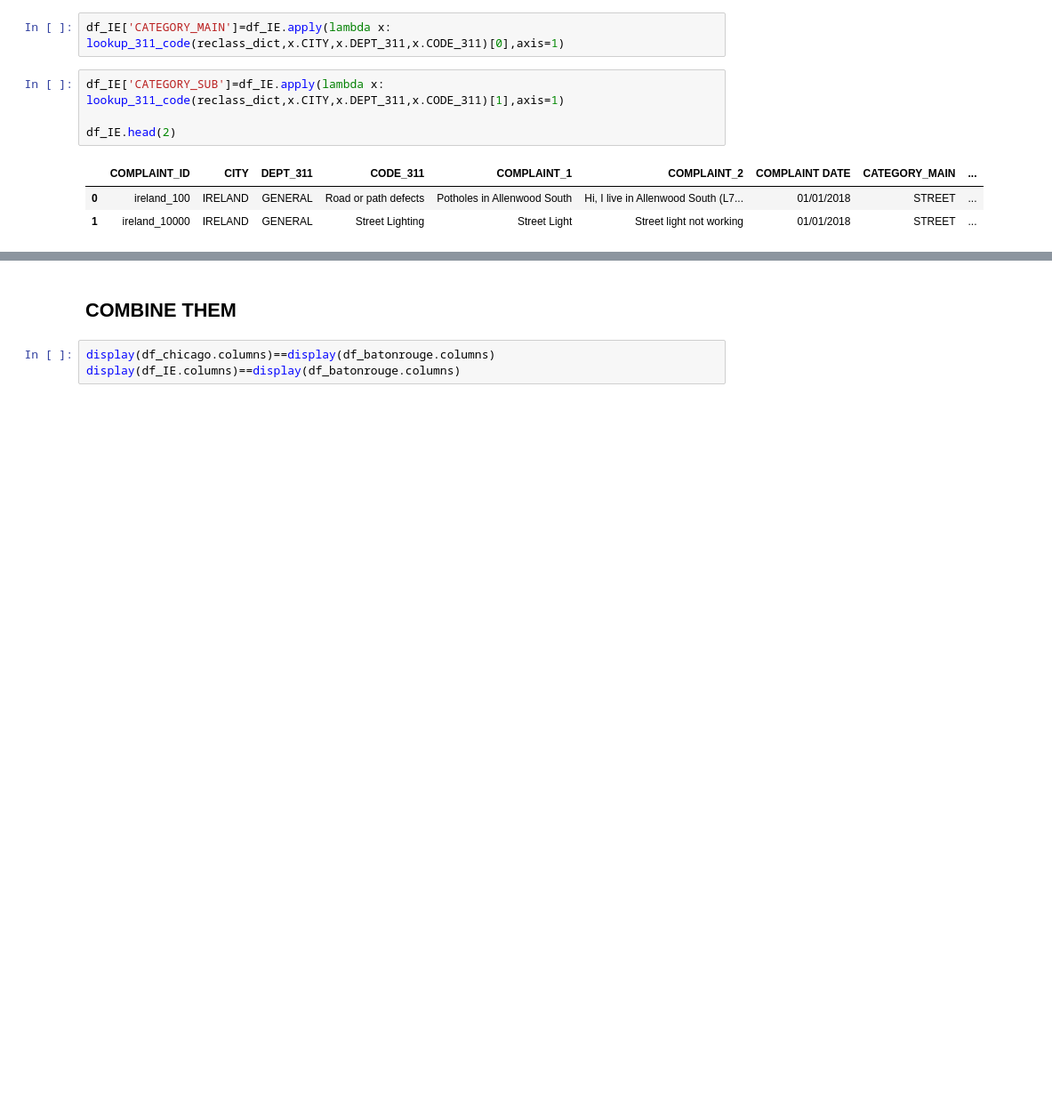
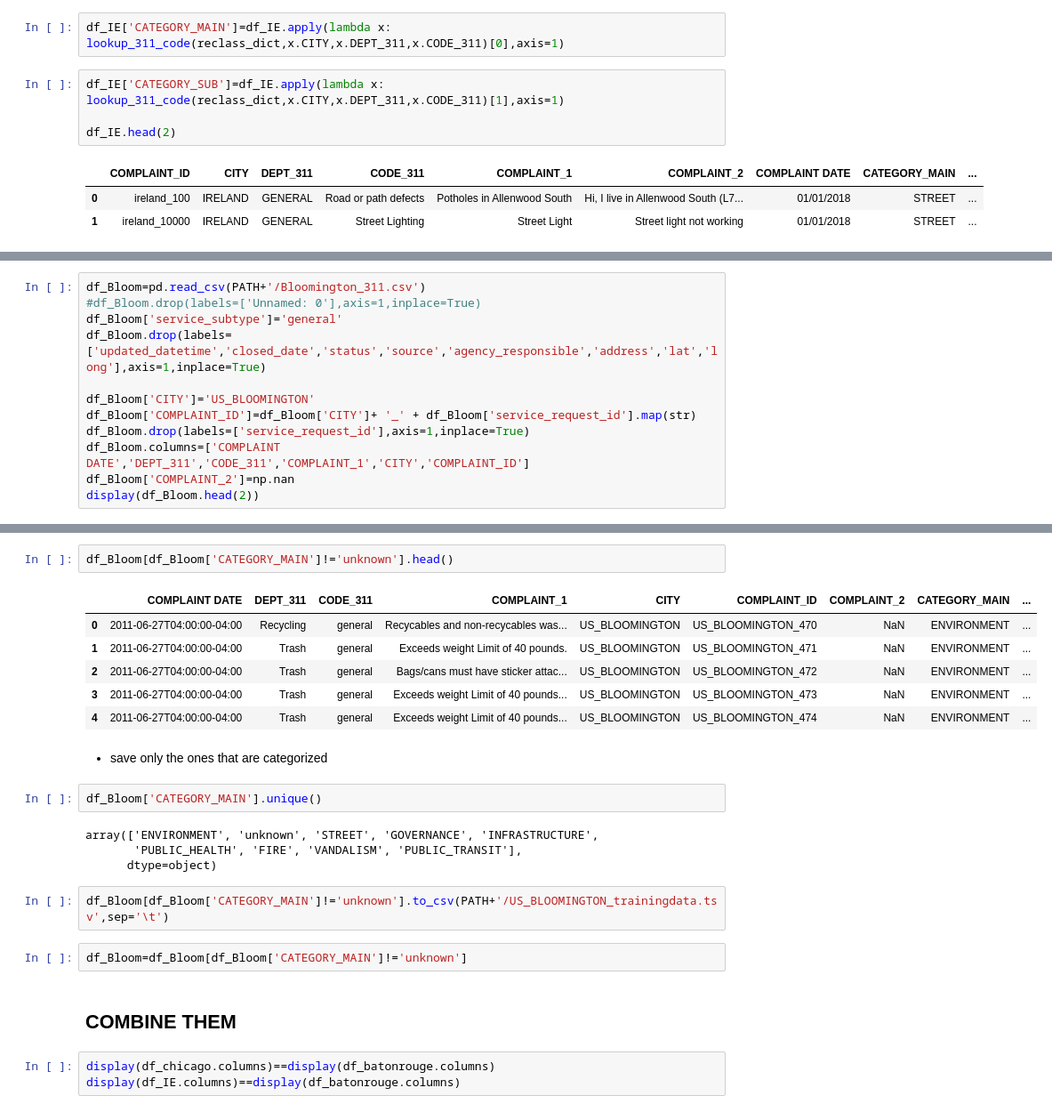
Before and after one commit to pdurkin84/W210_Gov_Complaints_Portal, a Jupyter notebook: Code/Reclassification_dictionary_datasets.ipynb, the cells around one changed output, grey strips where cells are left out. Shown: that part at 89% size. Cells and saved outputs as stored; diff of their text form; blank space fills up the shorter version.

```diff
--- a/Code/Reclassification_dictionary_datasets.ipynb
+++ b/Code/Reclassification_dictionary_datasets.ipynb
@@ -235,0 +279,12 @@ df_IE.head(2)
+# %%
+df_Bloom=pd.read_csv(PATH+'/Bloomington_311.csv')
+#df_Bloom.drop(labels=['Unnamed: 0'],axis=1,inplace=True)
+df_Bloom['service_subtype']='general'
+df_Bloom.drop(labels=['updated_datetime','closed_date','status','source','agency_responsible','address','lat','long'],axis=1,inplace=True)
+
+df_Bloom['CITY']='US_BLOOMINGTON'
+df_Bloom['COMPLAINT_ID']=df_Bloom['CITY']+ '_' + df_Bloom['service_request_id'].map(str)
+df_Bloom.drop(labels=['service_request_id'],axis=1,inplace=True)
+df_Bloom.columns=['COMPLAINT DATE','DEPT_311','CODE_311','COMPLAINT_1','CITY','COMPLAINT_ID']
+df_Bloom['COMPLAINT_2']=np.nan
+display(df_Bloom.head(2))
@@ -236,3 +310,24 @@ df_IE.head(2)
+# %%
+df_Bloom[df_Bloom['CATEGORY_MAIN']!='unknown'].head()
+# %% [output]
+|  | COMPLAINT DATE | DEPT_311 | CODE_311 | COMPLAINT_1 | CITY | COMPLAINT_ID | COMPLAINT_2 | CATEGORY_MAIN | ... |
+| 0 | 2011-06-27T04:00:00-04:00 | Recycling | general | Recycables and non-recycables was... | US_BLOOMINGTON | US_BLOOMINGTON_470 | NaN | ENVIRONMENT | ... |
+| 1 | 2011-06-27T04:00:00-04:00 | Trash | general | Exceeds weight Limit of 40 pounds. | US_BLOOMINGTON | US_BLOOMINGTON_471 | NaN | ENVIRONMENT | ... |
+| 2 | 2011-06-27T04:00:00-04:00 | Trash | general | Bags/cans must have sticker attac... | US_BLOOMINGTON | US_BLOOMINGTON_472 | NaN | ENVIRONMENT | ... |
+| 3 | 2011-06-27T04:00:00-04:00 | Trash | general | Exceeds weight Limit of 40 pounds... | US_BLOOMINGTON | US_BLOOMINGTON_473 | NaN | ENVIRONMENT | ... |
+| 4 | 2011-06-27T04:00:00-04:00 | Trash | general | Exceeds weight Limit of 40 pounds... | US_BLOOMINGTON | US_BLOOMINGTON_474 | NaN | ENVIRONMENT | ... |
+# %% [markdown]
+- save only the ones that are categorized
+# %%
+df_Bloom['CATEGORY_MAIN'].unique()
+# %% [output]
+array(['ENVIRONMENT', 'unknown', 'STREET', 'GOVERNANCE', 'INFRASTRUCTURE',
+       'PUBLIC_HEALTH', 'FIRE', 'VANDALISM', 'PUBLIC_TRANSIT'],
+      dtype=object)
+# %%
+df_Bloom[df_Bloom['CATEGORY_MAIN']!='unknown'].to_csv(PATH+'/US_BLOOMINGTON_trainingdata.tsv',sep='\t')
+# %%
+df_Bloom=df_Bloom[df_Bloom['CATEGORY_MAIN']!='unknown']
 # %% [markdown]
 ## COMBINE THEM
 # %%
```
Also changed, not shown: parts of 26 cells of this notebook.
